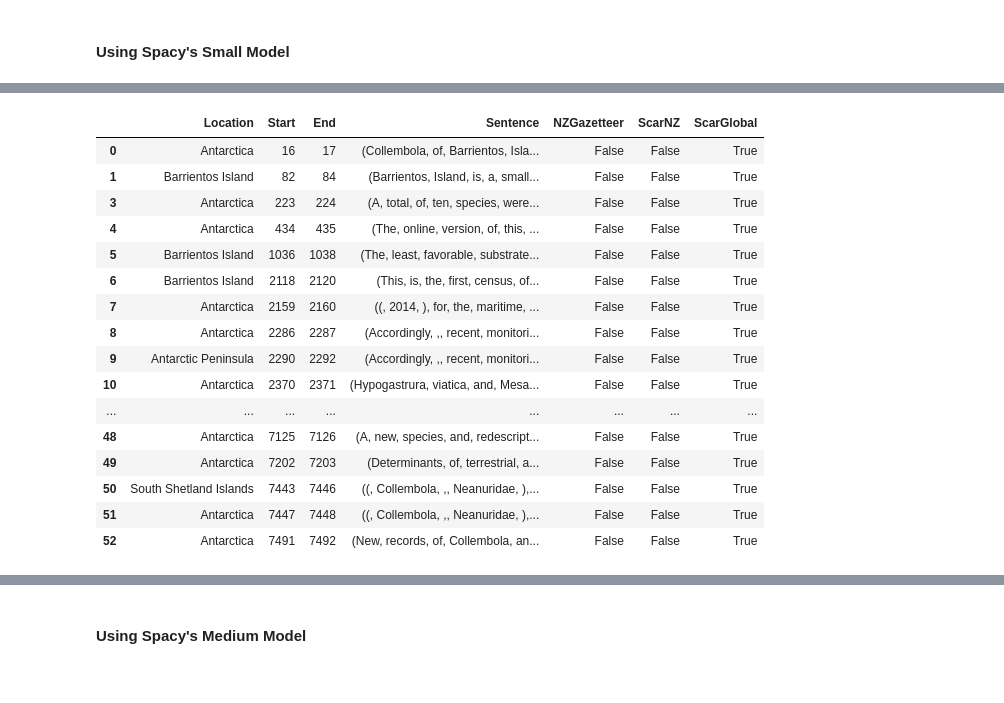
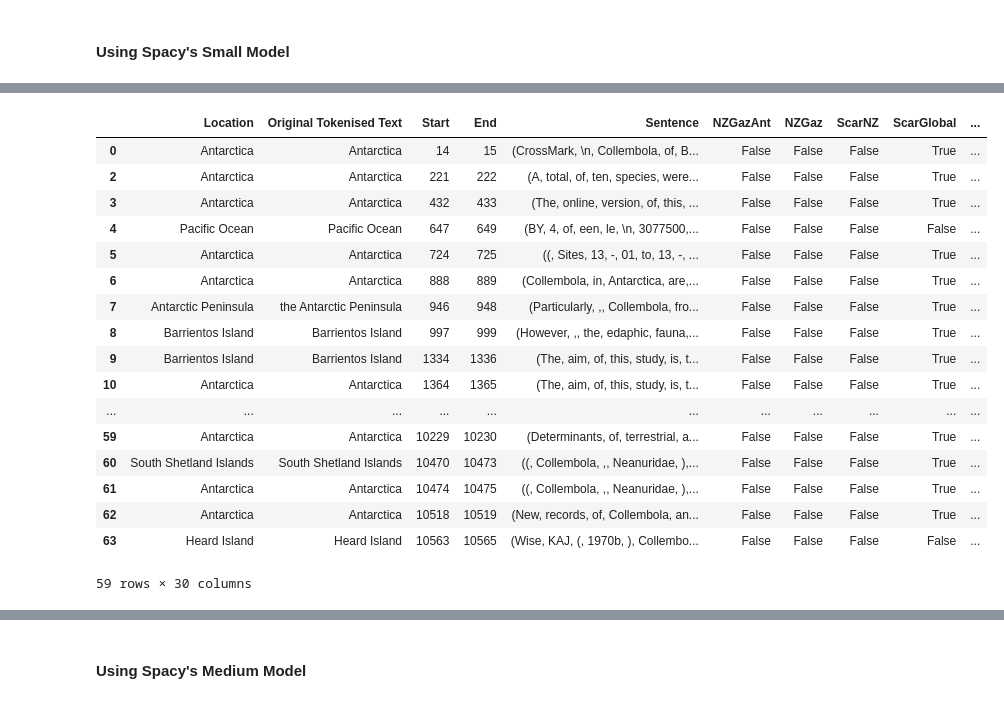
Before and after one commit to manaakiwhenua/text-analytics-pipeline, a Jupyter notebook: UsingSpacy.ipynb, the cells around one changed output, grey strips where cells are left out. Saved outputs shown, nothing was run; the diff lists cells and outputs as text; code cells hidden in the pictures.

```diff
--- a/UsingSpacy.ipynb
+++ b/UsingSpacy.ipynb
@@ -254,7 +256,7 @@ SCARNZ
 3457 rows × 14 columns
 # %%
 nzgazAntartica = nzgaz[nzgaz.land_district.isna()].name.unique()
-del nzgaz
+nzgaz = nzgaz.name.unique()
 # %%
 SCARGlobalnames = SCARGlobal.place_name_mapping.unique()
 SCARNZnames = SCARNZ.place_name_mapping.unique()
@@ -276,0 +274,2 @@ array(['A. A. Thomas Hills', 'Abbott Peak', 'Abbott Spur', ...,
+# %%
+GeoNames = pd.read_csv('GeoNames.csv', index_col=0)
@@ -277,13 +285,11 @@ array(['A. A. Thomas Hills', 'Abbott Peak', 'Abbott Spur', ...,
+# %%
+GeoNamesUnique = GeoNames.name.unique()
+GeoNamesAnt = GeoNames[GeoNames['country code']=='AQ'].name.unique()
+GeoNamesNZ = GeoNames[GeoNames['country code']=='NZ'].name.unique()
+dropWords = ['Inner', 'Harbour', 'Lake', 'Fig', 'Valleys', 'Soil',
+             'Lakes', 'South', 'North', 'Inner', 'Mount', 'Frozen', 'Oceans',
+            'Upper', 'Contour']
+GeoNamesFiltered = [place for place in GeoNamesUnique if place not in dropWords]
+del GeoNames
 # %% [markdown]
 ### Locations
-# %%
-def find_locations(doc):
-    df = pd.DataFrame(
-    [[x.text, x.start, x.end, x.sent] for x in doc.ents if x.label_ is 'LOC'],
-    columns=['Location', 'Start', 'End','Sentence']
-             )
-    df['NZGazetteer']=[True if X in nzgazAntartica else False for X in df.Location ]
-    df['ScarNZ']=[True if X in SCARNZnames else False for X in df.Location ]
-    df['ScarGlobal']=[True if X in SCARGlobalnames else False for X in df.Location ]
-
-    return df
@@ -314,24 +432,25 @@ locations
 # %%
-#locations confirmed by presence in at least one gazetter
-locations[(locations.NZGazetteer==True) | (locations.ScarNZ==True) | (locations.ScarGlobal==True)]
+#locations confirmed by exact match in at least one gazetter
+locations[locations.exactMatch==True]
 # %% [output]
-|  | Location | Start | End | Sentence | NZGazetteer | ScarNZ | ScarGlobal |
-| 0 | Antarctica | 16 | 17 | (Collembola, of, Barrientos, Isla... | False | False | True |
-| 1 | Barrientos Island | 82 | 84 | (Barrientos, Island, is, a, small... | False | False | True |
-| 3 | Antarctica | 223 | 224 | (A, total, of, ten, species, were... | False | False | True |
-| 4 | Antarctica | 434 | 435 | (The, online, version, of, this, ... | False | False | True |
-| 5 | Barrientos Island | 1036 | 1038 | (The, least, favorable, substrate... | False | False | True |
-| 6 | Barrientos Island | 2118 | 2120 | (This, is, the, first, census, of... | False | False | True |
-| 7 | Antarctica | 2159 | 2160 | ((, 2014, ), for, the, maritime, ... | False | False | True |
-| 8 | Antarctica | 2286 | 2287 | (Accordingly, ,, recent, monitori... | False | False | True |
-| 9 | Antarctic Peninsula | 2290 | 2292 | (Accordingly, ,, recent, monitori... | False | False | True |
-| 10 | Antarctica | 2370 | 2371 | (Hypogastrura, viatica, and, Mesa... | False | False | True |
-| ... | ... | ... | ... | ... | ... | ... | ... |
-| 48 | Antarctica | 7125 | 7126 | (A, new, species, and, redescript... | False | False | True |
-| 49 | Antarctica | 7202 | 7203 | (Determinants, of, terrestrial, a... | False | False | True |
-| 50 | South Shetland Islands | 7443 | 7446 | ((, Collembola, ,, Neanuridae, ),... | False | False | True |
-| 51 | Antarctica | 7447 | 7448 | ((, Collembola, ,, Neanuridae, ),... | False | False | True |
-| 52 | Antarctica | 7491 | 7492 | (New, records, of, Collembola, an... | False | False | True |
+|  | Location | Original Tokenised Text | Start | End | Sentence | NZGazAnt | NZGaz | ScarNZ | ScarGlobal | ... |
+| 0 | Antarctica | Antarctica | 14 | 15 | (CrossMark, \n, Collembola, of, B... | False | False | False | True | ... |
+| 2 | Antarctica | Antarctica | 221 | 222 | (A, total, of, ten, species, were... | False | False | False | True | ... |
+| 3 | Antarctica | Antarctica | 432 | 433 | (The, online, version, of, this, ... | False | False | False | True | ... |
+| 4 | Pacific Ocean | Pacific Ocean | 647 | 649 | (BY, 4, of, een, le, \n, 3077500,... | False | False | False | False | ... |
+| 5 | Antarctica | Antarctica | 724 | 725 | ((, Sites, 13, -, 01, to, 13, -, ... | False | False | False | True | ... |
+| 6 | Antarctica | Antarctica | 888 | 889 | (Collembola, in, Antarctica, are,... | False | False | False | True | ... |
+| 7 | Antarctic Peninsula | the Antarctic Peninsula | 946 | 948 | (Particularly, ,, Collembola, fro... | False | False | False | True | ... |
+| 8 | Barrientos Island | Barrientos Island | 997 | 999 | (However, ,, the, edaphic, fauna,... | False | False | False | True | ... |
+| 9 | Barrientos Island | Barrientos Island | 1334 | 1336 | (The, aim, of, this, study, is, t... | False | False | False | True | ... |
+| 10 | Antarctica | Antarctica | 1364 | 1365 | (The, aim, of, this, study, is, t... | False | False | False | True | ... |
+| ... | ... | ... | ... | ... | ... | ... | ... | ... | ... | ... |
+| 59 | Antarctica | Antarctica | 10229 | 10230 | (Determinants, of, terrestrial, a... | False | False | False | True | ... |
+| 60 | South Shetland Islands | South Shetland Islands | 10470 | 10473 | ((, Collembola, ,, Neanuridae, ),... | False | False | False | True | ... |
+| 61 | Antarctica | Antarctica | 10474 | 10475 | ((, Collembola, ,, Neanuridae, ),... | False | False | False | True | ... |
+| 62 | Antarctica | Antarctica | 10518 | 10519 | (New, records, of, Collembola, an... | False | False | False | True | ... |
+| 63 | Heard Island | Heard Island | 10563 | 10565 | (Wise, KAJ, (, 1970b, ), Collembo... | False | False | False | False | ... |
+59 rows × 30 columns
 # %%
 print("All locations extracted by small Spacy model")
 print("--------------------------------------------")
```
Also changed, not shown: parts of 87 cells of this notebook, 18 other files.
